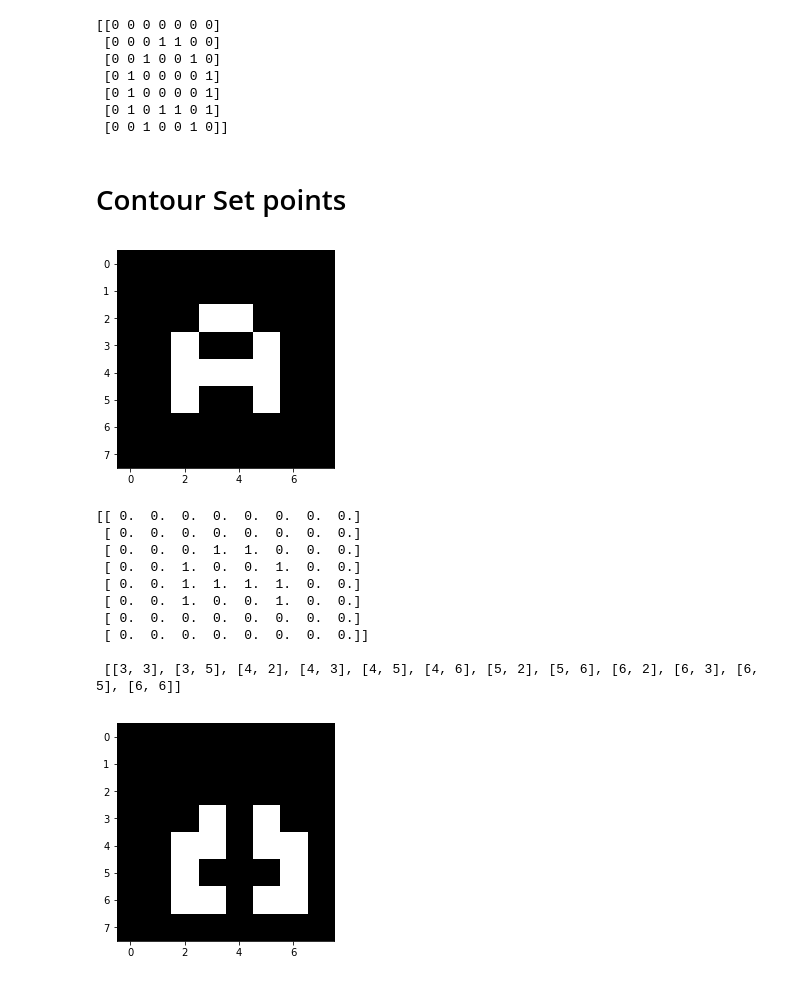
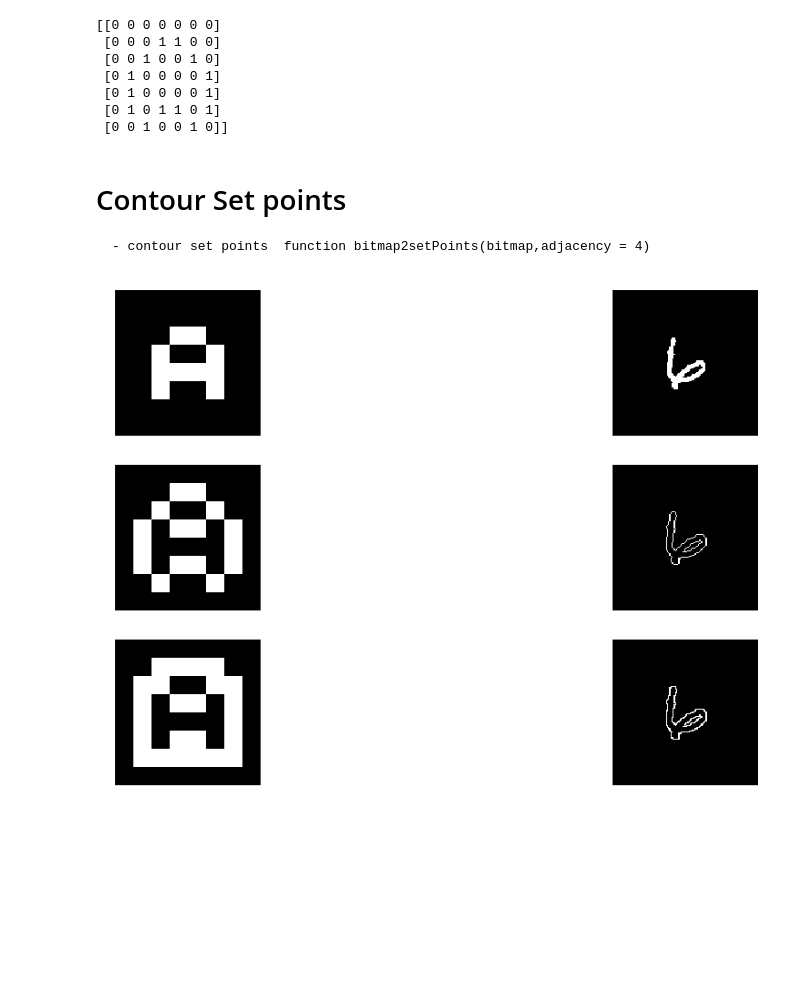
Before and after one commit to Larissa13/MAC5749, a Jupyter notebook: examples/test_group_1.ipynb, the cells around one changed output. Saved outputs shown, nothing was run; the diff lists cells and outputs as text; code cells hidden in the pictures; blank space fills up the shorter version.

Commit message:
add sample bitmap2setPoints

```diff
--- a/examples/test_group_1.ipynb
+++ b/examples/test_group_1.ipynb
@@ -86,5 +110,6 @@ print(sarpy.plotContour.contour2bm(aContour))
 # %% [markdown]
 # Contour Set points
+    - contour set points  function bitmap2setPoints(bitmap,adjacency = 4)
 # %%
 from sarpy import plotContour
 from sarpy import bitmap2pointsSet
@@ -94,28 +119,46 @@ arr = np.array([[0,3,2],[1,4,2],[3,2,3],
                 [8,3,4],[9,4,4],[9,5,5]]);
 img = np.zeros((8,8))
 img[:6,:6] = sarpy.plotContour.contour2bm(arr)
-plt.imshow(img,cmap='gray')
-plt.show()
-print(img)
-
-img2 = np.zeros((8,8));
-for i,j in sarpy.bitmap2pointsSet.bitmap2pointsSet(img):
-    img2[i,j] = 1
-print("\n",sarpy.bitmap2pointsSet.bitmap2pointsSet(img))
-plt.imshow(img2,cmap='gray')
-plt.show()
+img2 = dataset['bitmaps'][600]
+plt.rcParams["figure.figsize"] = [18,10]
+fig, axes = plt.subplots(3,2)
+axes[0,0].axis('off')
+axes[0,0].imshow(img,cmap='gray')
+axes[0,1].axis('off')
+axes[0,1].imshow(img2,cmap='gray');
-# %% [output]
-[figure, removed]
-[[ 0.  0.  0.  0.  0.  0.  0.  0.]
- [ 0.  0.  0.  0.  0.  0.  0.  0.]
- [ 0.  0.  0.  1.  1.  0.  0.  0.]
- [ 0.  0.  1.  0.  0.  1.  0.  0.]
- [ 0.  0.  1.  1.  1.  1.  0.  0.]
- [ 0.  0.  1.  0.  0.  1.  0.  0.]
- [ 0.  0.  0.  0.  0.  0.  0.  0.]
- [ 0.  0.  0.  0.  0.  0.  0.  0.]]
-
- [[3, 3], [3, 5], [4, 2], [4, 3], [4, 5], [4, 6], [5, 2], [5, 6], [6, 2], [6, 3], [6, 5], [6, 6]]
-[figure, removed]
-# %%
-dataset = 0
+# %%
+img_out = np.zeros(img.shape)
+for p in bitmap2setPoints(img,4):
+    img_out[p[0],p[1]] = 1
+
+axes[1,0].axis('off')
+axes[1,0].imshow(img_out,cmap='gray');
+
+img2 = dataset['bitmaps'][600]
+img_out = np.zeros(img2.shape)
+for p in bitmap2setPoints(img2,4):
+    img_out[p[0],p[1]] = 1
+
+axes[1,1].axis('off')
+axes[1,1].imshow(img_out,cmap='gray');
+# %%
+img_out = np.zeros(img.shape)
+for p in bitmap2setPoints(img,8):
+    img_out[p[0],p[1]] = 1
+# plt.imshow(img_out,cmap='gray')
+
+axes[2,0].axis('off')
+axes[2,0].imshow(img_out,cmap='gray');
+
+img2 = dataset['bitmaps'][600]
+img_out = np.zeros(img2.shape)
+for p in bitmap2setPoints(img2,8):
+    img_out[p[0],p[1]] = 1
+# plt.imshow(img_out,cmap='gray')
+# plt.show()
+
+axes[2,1].axis('off')
+axes[2,1].imshow(img_out,cmap='gray');
+plt.show()
+# %% [output]
+[figure, added]
```
Also changed, not shown: parts of 3 cells of this notebook.
